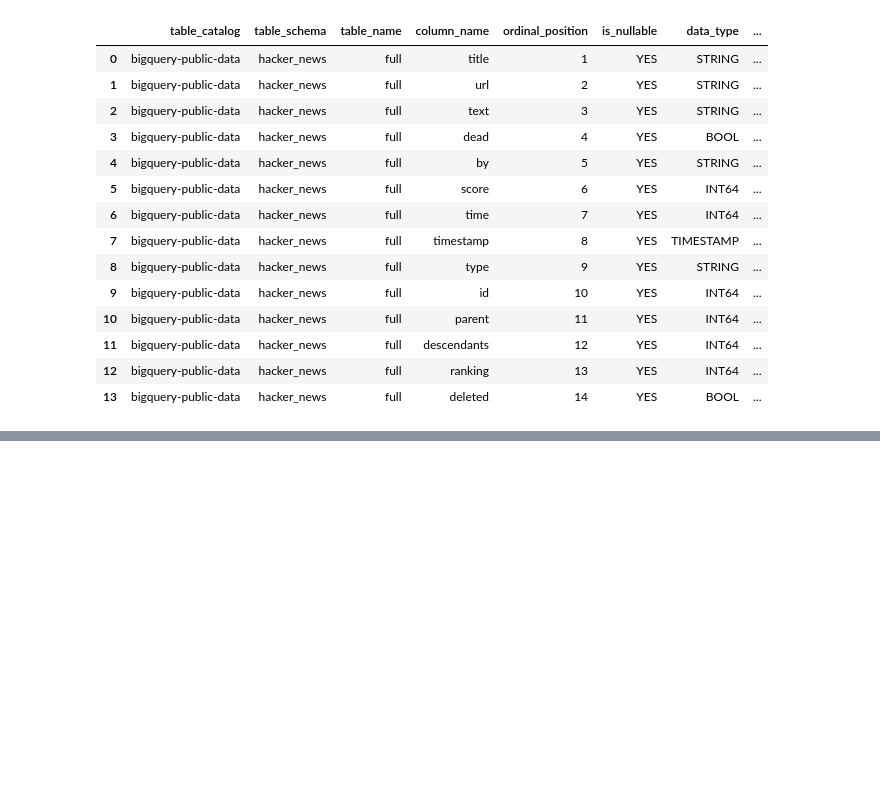
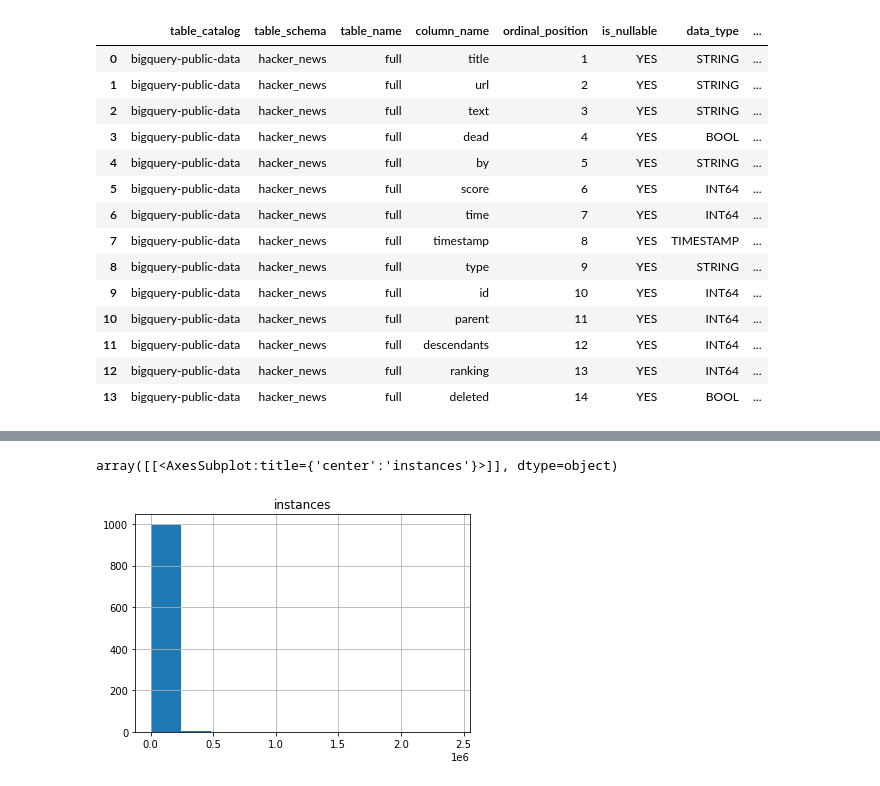
Before and after one commit to butchland/hn_whos_hiring, a Jupyter notebook: notebooks/analysis.ipynb, the cells around one changed output, grey strips where cells are left out. Drawn from its saved outputs; the diff is of its cells as text; code cells hidden in the pictures; blank space fills up the shorter version.

```diff
--- a/notebooks/analysis.ipynb
+++ b/notebooks/analysis.ipynb
@@ -346,0 +452,2 @@ model = faldbt.list_models()[0]
+# %%
+descendants_distrib_df = descendants_distrib.ref()
@@ -346,0 +465,2 @@ model = faldbt.list_models()[0]
+# %%
+descendants_distrib_df['log_inst'] = np.log(descendants_distrib_df.instances)
@@ -346,0 +483,5 @@ model = faldbt.list_models()[0]
+# %%
+descendants_distrib_df.hist(column='instances')
+# %% [output]
+array([[<AxesSubplot:title={'center':'instances'}>]], dtype=object)
+[figure, added]
```
Also changed, not shown: parts of 33 cells of this notebook, 7 other files.
